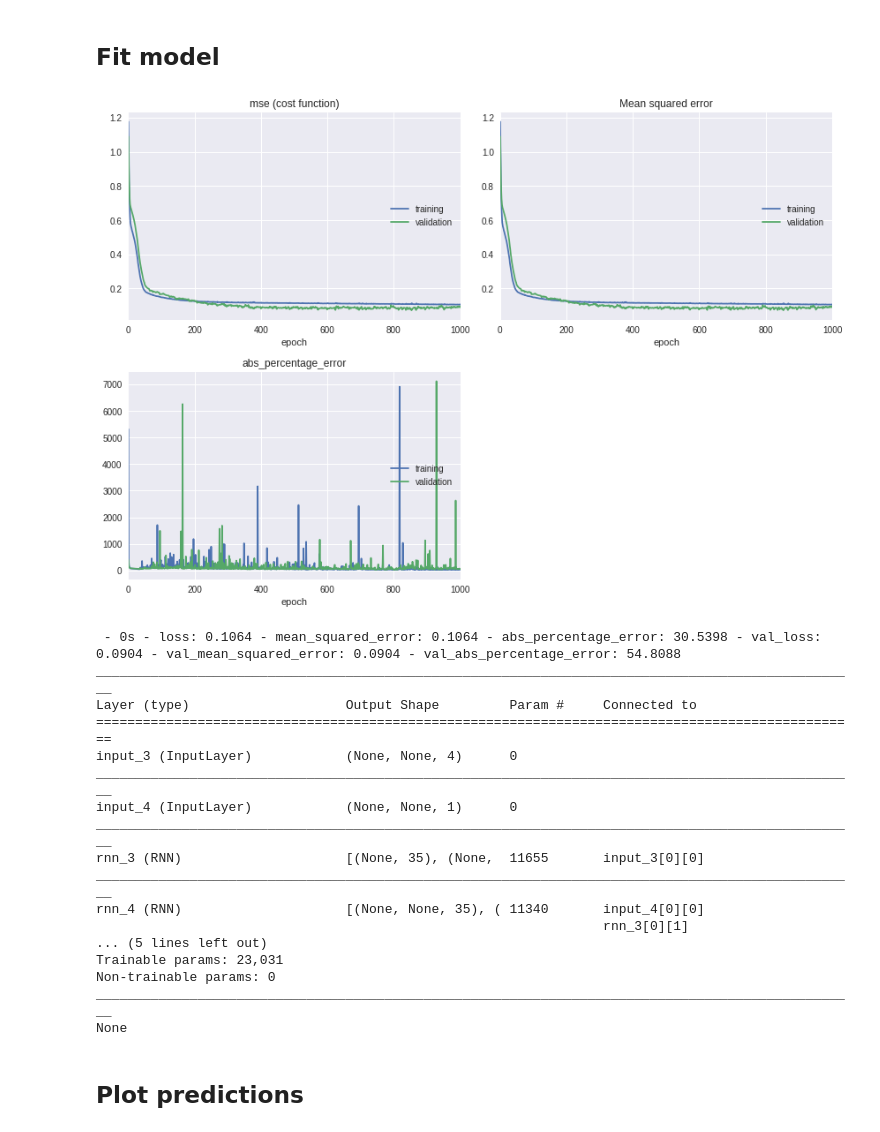
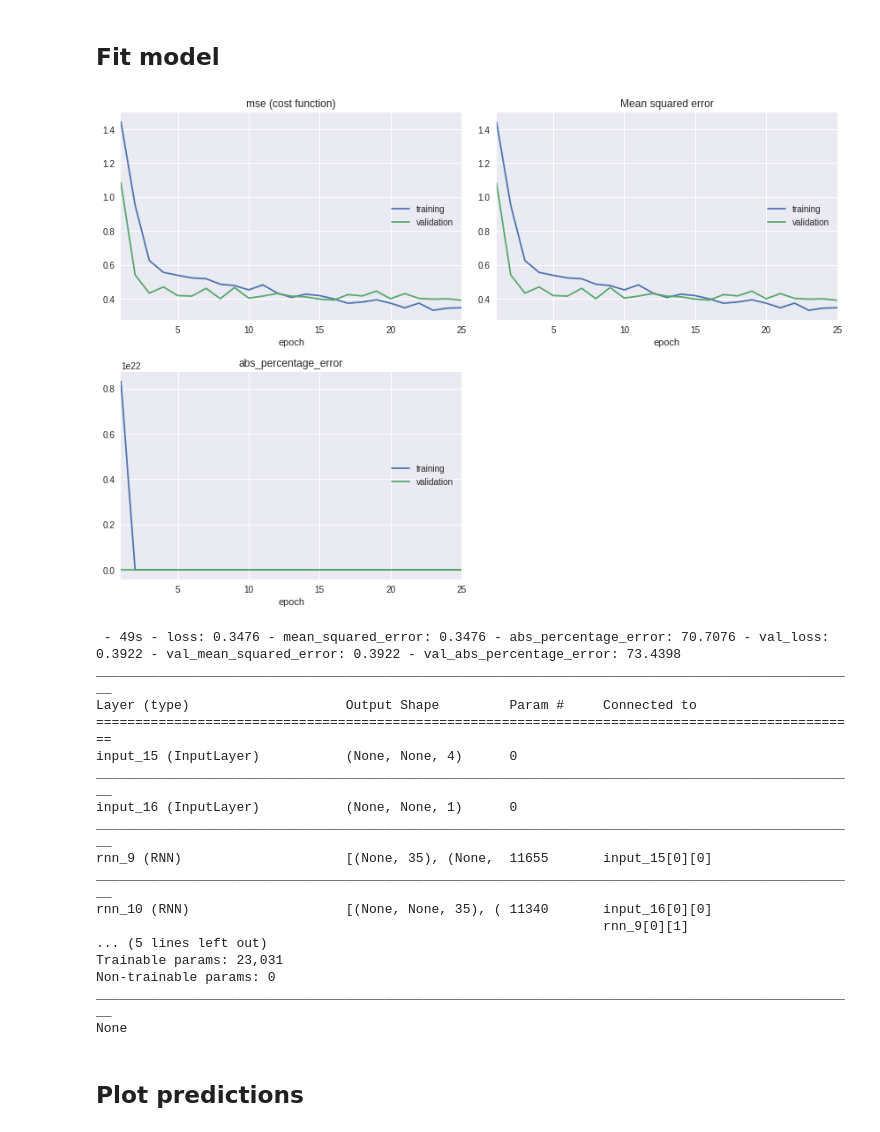
Before and after one commit to deKeijzer/KB-74-OPSCHALER, a Jupyter notebook: Personal_folders/Brian/Keras/LSTM.ipynb, the cells around one changed output. Cells and saved outputs as stored; diff of their text form; code cells hidden in the pictures.

```diff
--- a/Personal_folders/Brian/Keras/LSTM.ipynb
+++ b/Personal_folders/Brian/Keras/LSTM.ipynb
@@ -354,56 +387,56 @@ decoder_outputs = decoder_dense(decoder_outputs)
 # A read worth your time: https://keras.io/getting-started/functional-api-guide/
 model = keras.models.Model(inputs=[encoder_inputs, decoder_inputs], outputs=decoder_outputs)
 
-sgd = SGD(lr=0.5, momentum=0.5, decay=0, nesterov=True) # sgd in general yields better results, but needs a lot of tweeking and is slower
+sgd = SGD(lr=0.05, momentum=0.9, decay=0, nesterov=True) # sgd in general yields better results, but needs a lot of tweeking and is slower
 
 
-model.compile(optimizer='sgd', loss='mse', metrics=['mse', abs_percentage_error])
+model.compile(optimizer='adam', loss='mse', metrics=['mse', abs_percentage_error])
 # %% [markdown]
 ## Fit model
 # %%
-look_back = 5 # D -> 5
+look_back = 5*24 # D -> 5
 num_features = data.shape[1] - 1
 output_dim = 1
 test_size = 0.5
 
 X_train, y_train, X_test, y_test = df_to_lstm_format(df=data,
                                                      test_size=test_size,
                                                      look_back=look_back,
                                                      target_column='gasPower', scale_X=True)
 
 # Create encoder, decoder i/o
 encoder_input_train = X_train
 decoder_input_train = np.zeros((X_train.shape[0], X_train.shape[1], 1)) # Zeros array
 decoder_output_train = y_train.reshape((y_train.shape[0], 1, 1))
 
 encoder_input_test = X_test
 decoder_input_test = np.zeros((X_test.shape[0], X_test.shape[1], 1)) # Zeros array
 decoder_output_test = y_test.reshape((y_test.shape[0], 1, 1))
 
 # Fit model
 early_stopping_monitor = EarlyStopping(patience=1000)
 
 #TODO: Check if data is being prosessed correclty. Results are the same-ish as with regular LSTM
 
 model.fit([encoder_input_train, decoder_input_train], decoder_output_train,
           validation_data=([encoder_input_test, decoder_input_test], decoder_output_test),
-          epochs=1000, verbose=2, callbacks=[PlotLossesKeras(), early_stopping_monitor])
+          epochs=25, verbose=2, callbacks=[PlotLossesKeras(), early_stopping_monitor])
 
 print(model.summary())
 # %% [output]
-[figure, old version]
+[figure, new version]
- - 0s - loss: 0.1064 - mean_squared_error: 0.1064 - abs_percentage_error: 30.5398 - val_loss: 0.0904 - val_mean_squared_error: 0.0904 - val_abs_percentage_error: 54.8088
+ - 49s - loss: 0.3476 - mean_squared_error: 0.3476 - abs_percentage_error: 70.7076 - val_loss: 0.3922 - val_mean_squared_error: 0.3922 - val_abs_percentage_error: 73.4398
 __________________________________________________________________________________________________
 Layer (type)                    Output Shape         Param #     Connected to
 ==================================================================================================
-input_3 (InputLayer)            (None, None, 4)      0
+input_15 (InputLayer)           (None, None, 4)      0
 __________________________________________________________________________________________________
-input_4 (InputLayer)            (None, None, 1)      0
+input_16 (InputLayer)           (None, None, 1)      0
 __________________________________________________________________________________________________
-rnn_3 (RNN)                     [(None, 35), (None,  11655       input_3[0][0]
+rnn_9 (RNN)                     [(None, 35), (None,  11655       input_15[0][0]
 __________________________________________________________________________________________________
-rnn_4 (RNN)                     [(None, None, 35), ( 11340       input_4[0][0]
-                                                                 rnn_3[0][1]
+rnn_10 (RNN)                    [(None, None, 35), ( 11340       input_16[0][0]
+                                                                 rnn_9[0][1]
 ... (5 lines left out)
 Trainable params: 23,031
 Non-trainable params: 0
```
Also changed, not shown: parts of 14 cells of this notebook, 5 other files.
